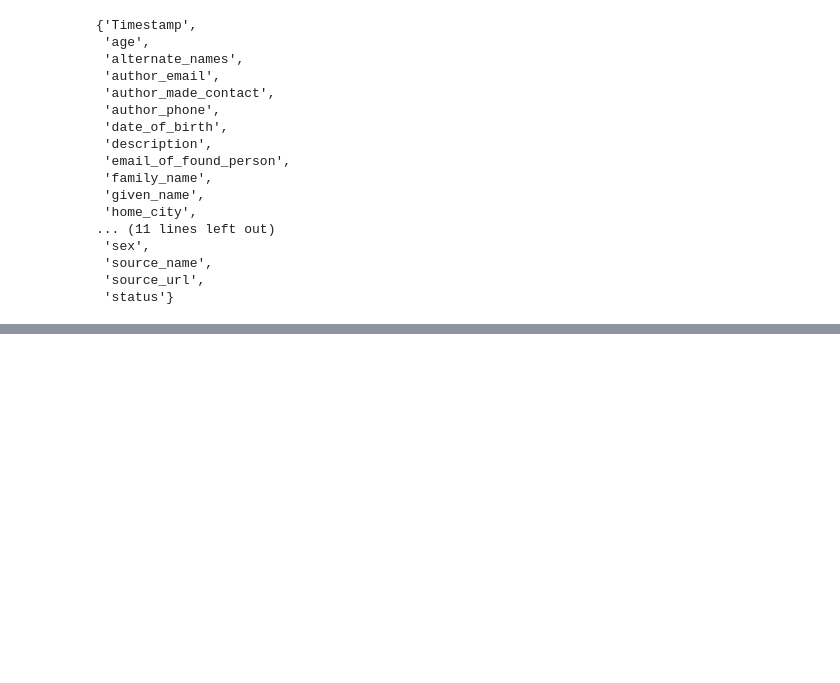
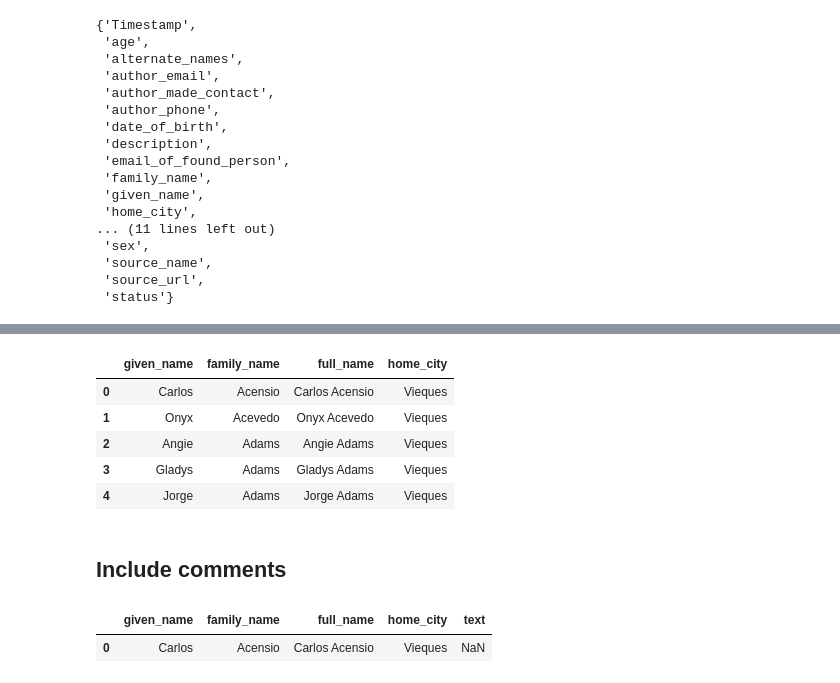
Before and after one commit to karmacelina/mtb_snail_uploads, a Jupyter notebook: notebooks/Untitled.ipynb, the cells around one changed output, grey strips where cells are left out. Saved outputs shown, nothing was run; the diff lists cells and outputs as text; code cells hidden in the pictures; blank space fills up the shorter version.

```diff
--- a/notebooks/Untitled.ipynb
+++ b/notebooks/Untitled.ipynb
@@ -153,0 +243,2 @@ DF.head()
+# %%
+df_new = df_new[['given_name', 'family_name', 'full_name']]
@@ -153,0 +250,13 @@ DF.head()
+# %%
+df_new['home_city'] = 'Vieques'
+# %%
+df_new.head()
+# %% [output]
+|  | given_name | family_name | full_name | home_city |
+| 0 | Carlos | Acensio | Carlos Acensio | Vieques |
+| 1 | Onyx | Acevedo | Onyx Acevedo | Vieques |
+| 2 | Angie | Adams | Angie Adams | Vieques |
+| 3 | Gladys | Adams | Gladys Adams | Vieques |
+| 4 | Jorge | Adams | Jorge Adams | Vieques |
+# %% [markdown]
+## Include comments
@@ -153,0 +267,5 @@ DF.head()
+# %%
+df_new.head(1)
+# %% [output]
+|  | given_name | family_name | full_name | home_city | text |
+| 0 | Carlos | Acensio | Carlos Acensio | Vieques | NaN |
```
Also changed, not shown: parts of 22 cells of this notebook.
